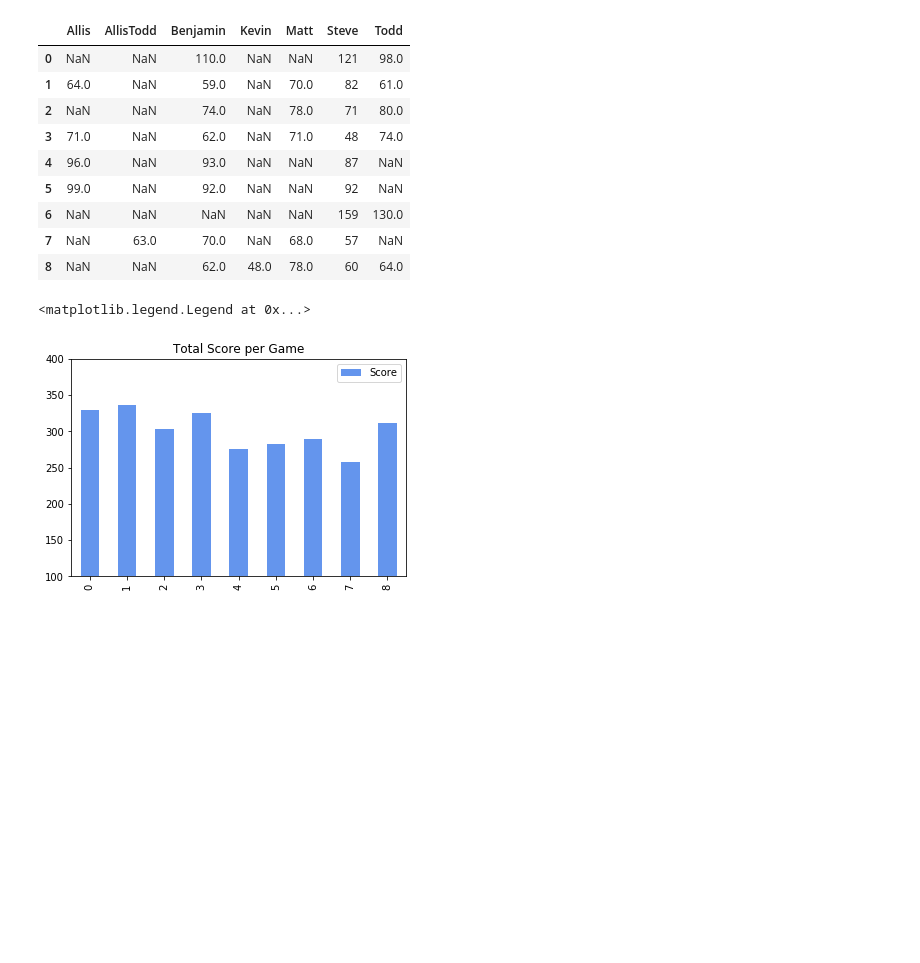
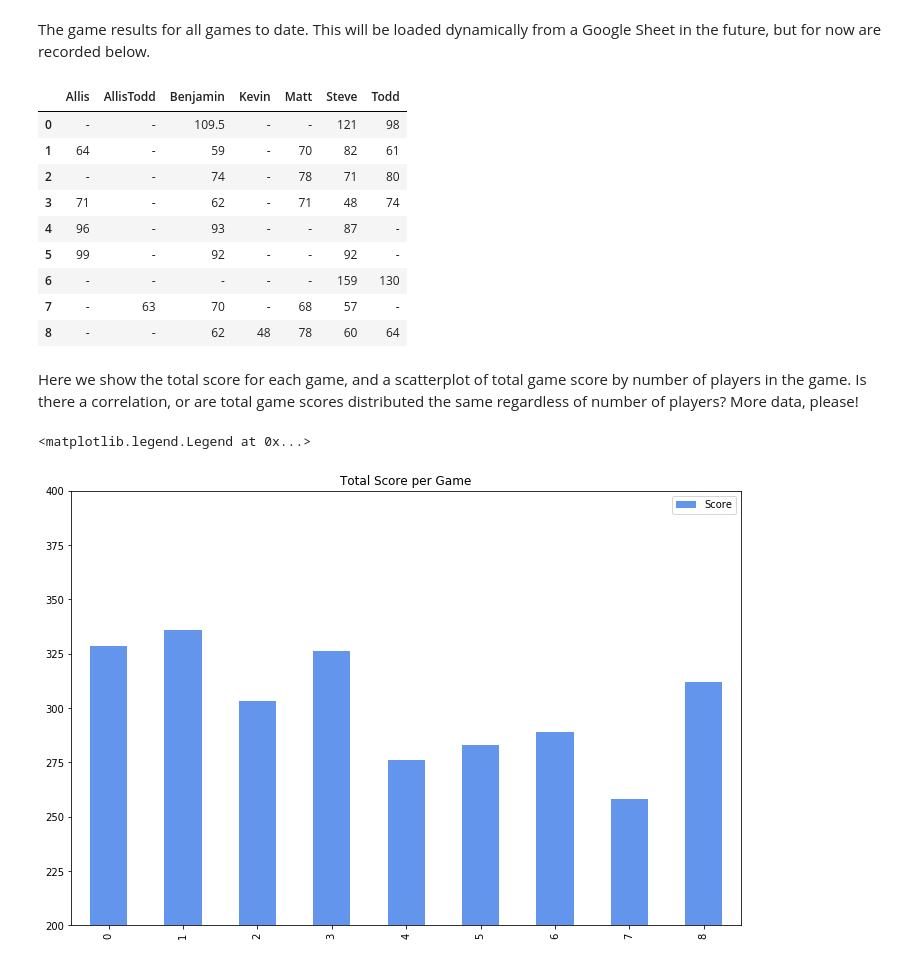
Before and after one commit to ThePlaidMentat/warrank, a Jupyter notebook: RedRank.ipynb, the cells around one changed output. Drawn from its saved outputs; the diff is of its cells as text; code cells hidden in the pictures; blank space fills up the shorter version.

Commit message:
Latest updates with better plots and explanatory text.

```diff
--- a/RedRank.ipynb
+++ b/RedRank.ipynb
@@ -13,9 +18,13 @@ import pandas as pd
 from pandas.plotting import scatter_matrix
 import numpy as np
 import matplotlib.pyplot as plt
+
+plt.rcParams['figure.figsize'] = [12, 8]
+# %% [markdown]
+The game results for all games to date. This will be loaded dynamically from a Google Sheet in the future, but for now are recorded below.
 # %%
 game_data = [
-    {'Steve': 121, 'Benjamin': 110, 'Todd': 98},
+    {'Steve': 121, 'Benjamin': 109.5, 'Todd': 98},
     {'Steve': 82, 'Matt': 70, 'Allis': 64, 'Todd': 61, 'Benjamin': 59},
     {'Todd': 80, 'Matt': 78, 'Benjamin': 74, 'Steve': 71},
     {'Todd': 74, 'Matt': 71, 'Allis': 71, 'Benjamin': 62, 'Steve': 48},
@@ -27,26 +36,28 @@ game_data = [
 ]
 
 games = pd.DataFrame(game_data)
-games
+games.fillna('-')
 # %% [output]
 |  | Allis | AllisTodd | Benjamin | Kevin | Matt | Steve | Todd |
-| 0 | NaN | NaN | 110.0 | NaN | NaN | 121 | 98.0 |
-| 1 | 64.0 | NaN | 59.0 | NaN | 70.0 | 82 | 61.0 |
-| 2 | NaN | NaN | 74.0 | NaN | 78.0 | 71 | 80.0 |
-| 3 | 71.0 | NaN | 62.0 | NaN | 71.0 | 48 | 74.0 |
-| 4 | 96.0 | NaN | 93.0 | NaN | NaN | 87 | NaN |
-| 5 | 99.0 | NaN | 92.0 | NaN | NaN | 92 | NaN |
-| 6 | NaN | NaN | NaN | NaN | NaN | 159 | 130.0 |
-| 7 | NaN | 63.0 | 70.0 | NaN | 68.0 | 57 | NaN |
-| 8 | NaN | NaN | 62.0 | 48.0 | 78.0 | 60 | 64.0 |
+| 0 | - | - | 109.5 | - | - | 121 | 98 |
+| 1 | 64 | - | 59 | - | 70 | 82 | 61 |
+| 2 | - | - | 74 | - | 78 | 71 | 80 |
+| 3 | 71 | - | 62 | - | 71 | 48 | 74 |
+| 4 | 96 | - | 93 | - | - | 87 | - |
+| 5 | 99 | - | 92 | - | - | 92 | - |
+| 6 | - | - | - | - | - | 159 | 130 |
+| 7 | - | 63 | 70 | - | 68 | 57 | - |
+| 8 | - | - | 62 | 48 | 78 | 60 | 64 |
+# %% [markdown]
+Here we show the total score for each game, and a scatterplot of total game score by number of players in the game. Is there a correlation, or are total game scores distributed the same regardless of number of players? More data, please!
 # %%
 plt.figure()
 pd.Series(games.sum(axis='columns'), name='Score')\
-  .plot.bar(title='Total Score per Game', ylim=(100,400), color='cornflowerblue')
+  .plot.bar(title='Total Score per Game', ylim=(200,400), color='cornflowerblue')
 plt.legend(loc='best')
 # %% [output]
 <matplotlib.legend.Legend at 0x...>
-[figure, old version]
+[figure, new version]
 # %%
 plt.figure()
 pd.DataFrame({'Players': games.count(axis='columns').astype(np.uint8), 'Score': games.sum(axis='columns')})\
```
Also changed, not shown: parts of 17 cells of this notebook.
